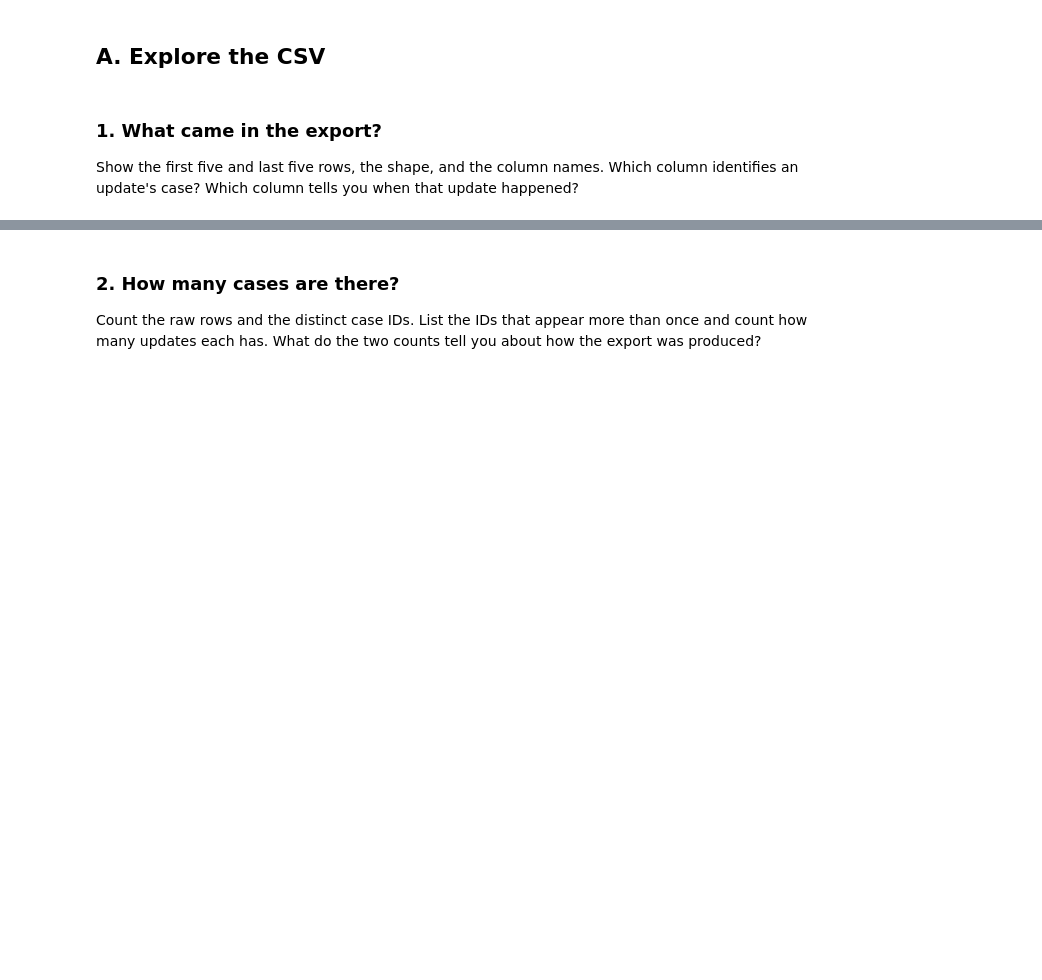
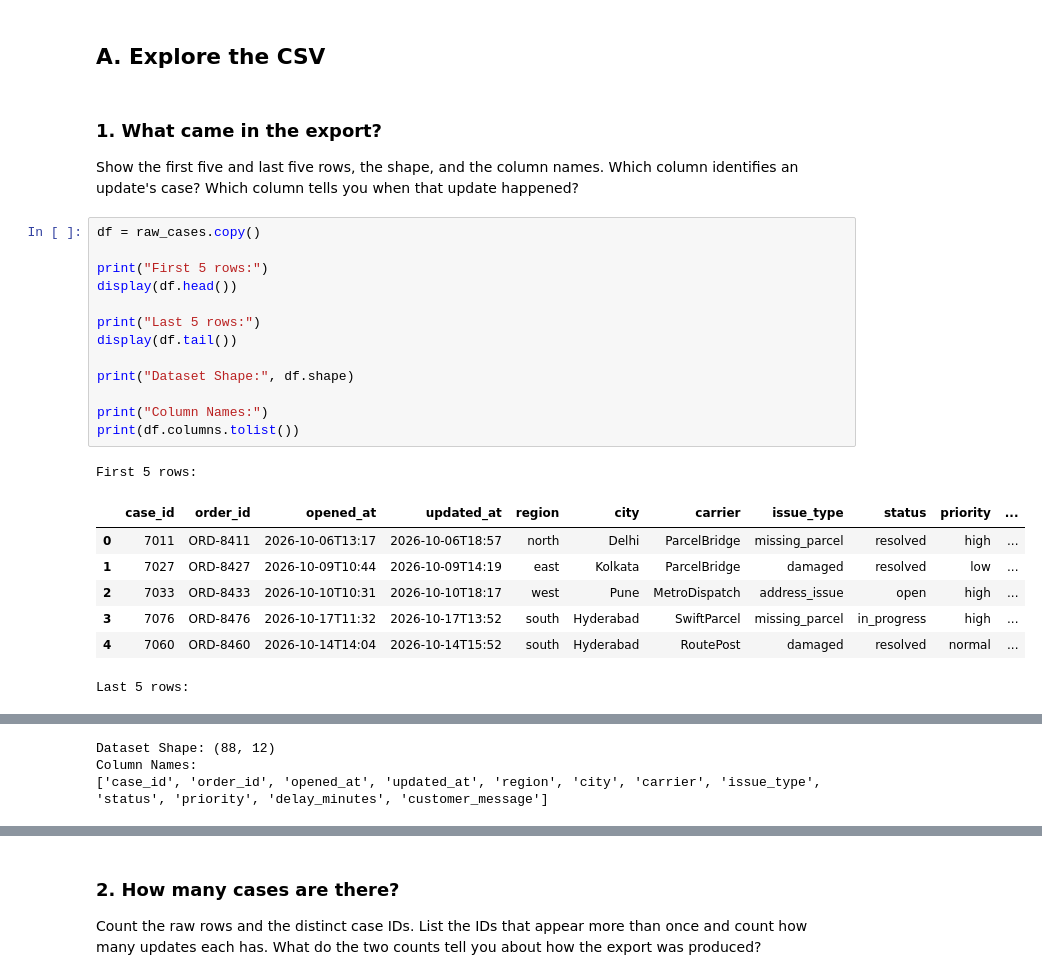
Before and after one commit to rm2620/LogicMojo-GenAI-AgenticAI-Oct26-Rishabh2620, a Jupyter notebook: Assignments_Solutions/03_python_data_analysis_practice.ipynb, the cells around one changed output, grey strips where cells are left out. Drawn from its saved outputs; the diff is of its cells as text; blank space fills up the shorter version.

```diff
--- a/Assignments_Solutions/03_python_data_analysis_practice.ipynb
+++ b/Assignments_Solutions/03_python_data_analysis_practice.ipynb
@@ -34,3 +53,25 @@ display(raw_cases.head())
 ### 1. What came in the export?
 
 Show the first five and last five rows, the shape, and the column names. Which column identifies an update's case? Which column tells you when that update happened?
+# %%
+df = raw_cases.copy()
+
+print("First 5 rows:")
+display(df.head())
+
+print("Last 5 rows:")
+display(df.tail())
+
+print("Dataset Shape:", df.shape)
+
+print("Column Names:")
+print(df.columns.tolist())
+# %% [output]
+First 5 rows:
+|  | case_id | order_id | opened_at | updated_at | region | city | carrier | issue_type | status | priority | ... |
+| 0 | 7011 | ORD-8411 | 2026-10-06T13:17 | 2026-10-06T18:57 | north | Delhi | ParcelBridge | missing_parcel | resolved | high | ... |
+| 1 | 7027 | ORD-8427 | 2026-10-09T10:44 | 2026-10-09T14:19 | east | Kolkata | ParcelBridge | damaged | resolved | low | ... |
+| 2 | 7033 | ORD-8433 | 2026-10-10T10:31 | 2026-10-10T18:17 | west | Pune | MetroDispatch | address_issue | open | high | ... |
+| 3 | 7076 | ORD-8476 | 2026-10-17T11:32 | 2026-10-17T13:52 | south | Hyderabad | SwiftParcel | missing_parcel | in_progress | high | ... |
+| 4 | 7060 | ORD-8460 | 2026-10-14T14:04 | 2026-10-14T15:52 | south | Hyderabad | RoutePost | damaged | resolved | normal | ... |
+Last 5 rows:
@@ -36,0 +84,3 @@ Show the first five and last five rows, the shape, and the column names. Which c
+Dataset Shape: (88, 12)
+Column Names:
+['case_id', 'order_id', 'opened_at', 'updated_at', 'region', 'city', 'carrier', 'issue_type', 'status', 'priority', 'delay_minutes', 'customer_message']
```
Also changed, not shown: parts of 19 cells of this notebook.
